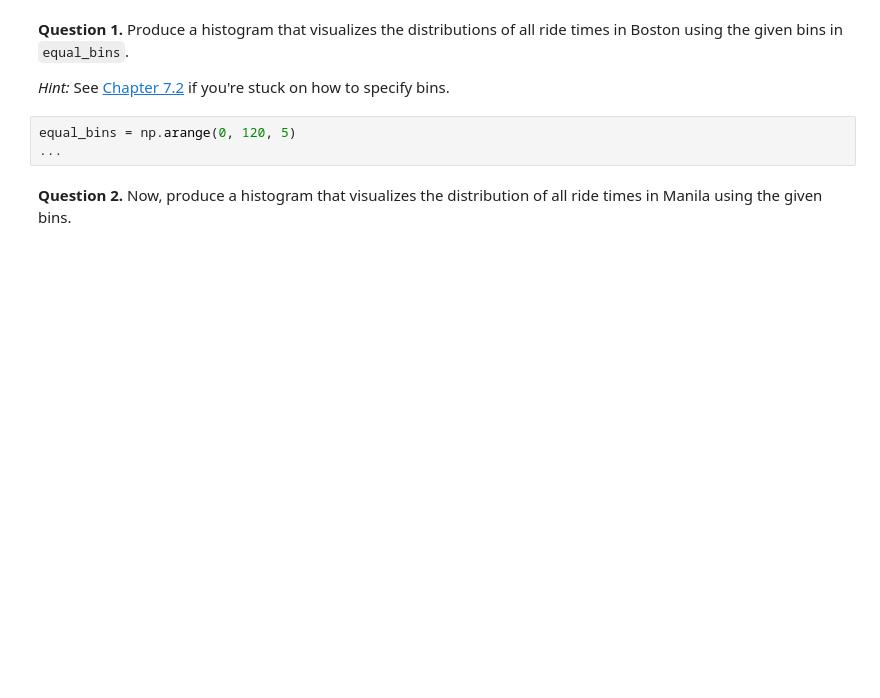
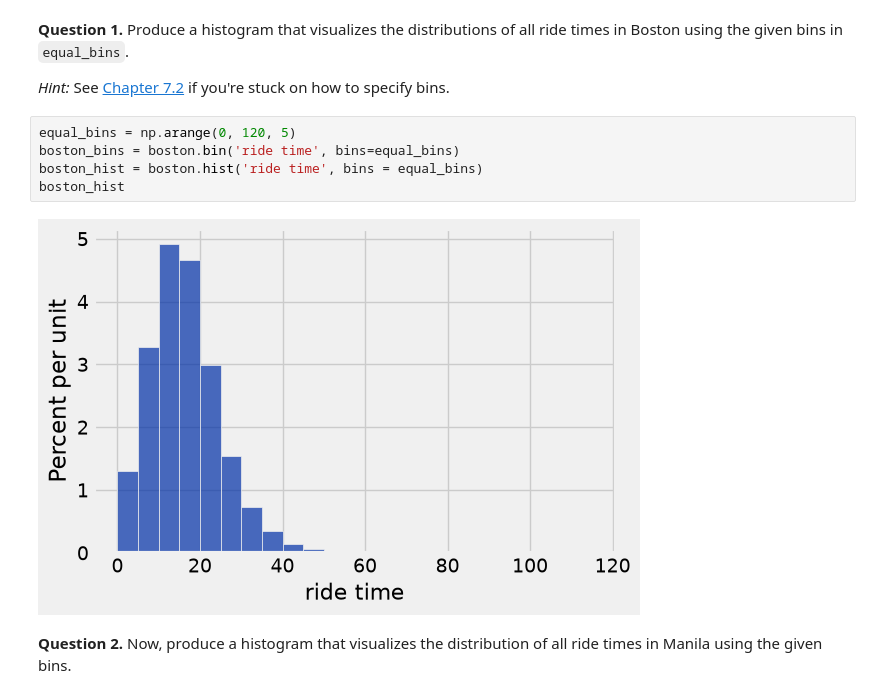
Before and after one commit to cblack-3/cblack-DA-Fall-Intro, a Jupyter notebook: Homework 3 - Visualizations/hw03.ipynb, the cells around one changed output. Cells and saved outputs as stored; diff of their text form; blank space fills up the shorter version.

```diff
--- a/Homework 3 - Visualizations/hw03.ipynb
+++ b/Homework 3 - Visualizations/hw03.ipynb
@@ -353,9 +368,13 @@ manila.show(4)
 **Question 1.** Produce a histogram that visualizes the distributions of all ride times in Boston using the given bins in `equal_bins`.
 
 *Hint:* See [Chapter 7.2](https://inferentialthinking.com/chapters/07/2/Visualizing_Numerical_Distributions.html) if you're stuck on how to specify bins.
-# %%
-equal_bins = np.arange(0, 120, 5)
-...
+# %%
+equal_bins = np.arange(0, 120, 5)
+boston_bins = boston.bin('ride time', bins=equal_bins)
+boston_hist = boston.hist('ride time', bins = equal_bins)
+boston_hist
+# %% [output]
+[figure, added]
 # %% [markdown]
 <!-- END QUESTION -->
 
```
Also changed, not shown: parts of 16 cells of this notebook, 2 other files.
